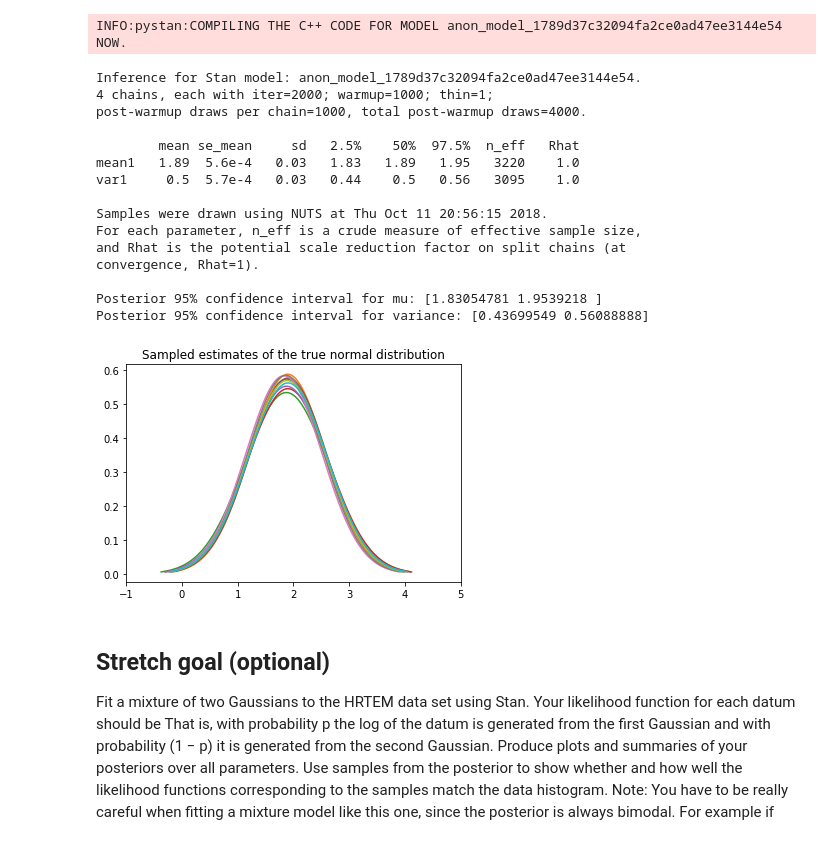
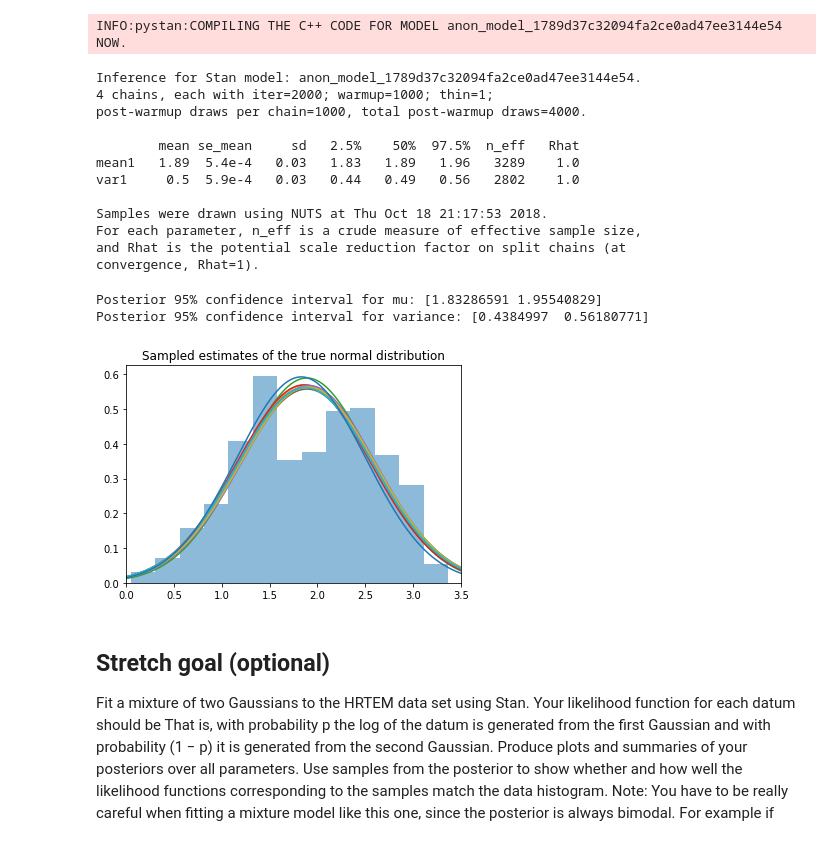
Before and after one commit to thetruejacob/CS146, a Jupyter notebook: Assignment 3/Assignment 3.ipynb, the cells around one changed output. Cells and saved outputs as stored; diff of their text form; code cells hidden in the pictures.

```diff
--- a/Assignment 3/Assignment 3.ipynb
+++ b/Assignment 3/Assignment 3.ipynb
@@ -192,39 +199,39 @@ data = {'y':df.iloc[:,0], 'N': len(df.iloc[:,0]), 'mu': 2.3, 'nu': 0.1, 'alpha':
 stan_results = stan_model.sampling(data=data)
 posterior_samples = stan_results.extract()
 print(stan_results.stansummary(pars=['mean1', 'var1'], probs=[0.025, 0.5, 0.975]))
-print()
-print("Posterior 95% confidence interval for mu:", np.percentile(posterior_samples['mean1'], [2.5, 97.5]))
-print("Posterior 95% confidence interval for variance:", np.percentile(posterior_samples['var1'], [2.5, 97.5]))
 # %% [output]
 Inference for Stan model: anon_model_1789d37c32094fa2ce0ad47ee3144e54.
 4 chains, each with iter=2000; warmup=1000; thin=1;
 post-warmup draws per chain=1000, total post-warmup draws=4000.
 
         mean se_mean     sd   2.5%    50%  97.5%  n_eff   Rhat
-mean1   1.89  5.6e-4   0.03   1.83   1.89   1.95   3220    1.0
-var1     0.5  5.7e-4   0.03   0.44    0.5   0.56   3095    1.0
+mean1   1.89  5.4e-4   0.03   1.83   1.89   1.96   3289    1.0
+var1     0.5  5.9e-4   0.03   0.44   0.49   0.56   2802    1.0
 
-Samples were drawn using NUTS at Thu Oct 11 20:56:15 2018.
+Samples were drawn using NUTS at Thu Oct 18 21:17:53 2018.
 For each parameter, n_eff is a crude measure of effective sample size,
 and Rhat is the potential scale reduction factor on split chains (at
 convergence, Rhat=1).
-
-Posterior 95% confidence interval for mu: [1.83054781 1.9539218 ]
-Posterior 95% confidence interval for variance: [0.43699549 0.56088888]
-# %%
-import matplotlib.mlab as mlab
-
-x = np.random.choice(len(posterior_samples['mean1']), 10)
-meanarr, sdarr = posterior_samples['mean1'][x], np.sqrt(posterior_samples['var1'][x])
-for i in range(10):
-    norm = np.linspace(meanarr[i] - 3*sdarr[i], meanarr[i] + 3*sdarr[i], 1000)
-    plt.plot(norm, mlab.normpdf(norm, meanarr[i], sdarr[i] ))
-
-plt.title('Sampled estimates of the true normal distribution')
-plt.xlim(-1, 5)
-plt.show()
-# %% [output]
-[figure, removed]
+# %%
+print("Posterior 95% confidence interval for mu:", np.percentile(posterior_samples['mean1'], [2.5, 97.5]))
+print("Posterior 95% confidence interval for variance:", np.percentile(posterior_samples['var1'], [2.5, 97.5]))
+# %% [output]
+Posterior 95% confidence interval for mu: [1.83286591 1.95540829]
+Posterior 95% confidence interval for variance: [0.4384997  0.56180771]
+# %%
+meanvars = list(zip(posterior_samples['mean1'], posterior_samples['var1']))
+plt.hist(np.log(df.iloc[:,0]), bins = 13, density = True, alpha = 0.5, lw = 3)
+
+x = np.linspace(0, 3.5, 1000)
+for i in np.random.randint(0, 4000, 10):
+    plt.plot(x, ss.norm.pdf(x, meanvars[i][0], np.sqrt(meanvars[i][1])) )
+
+
+plt.title('Sampled estimates of the true normal distribution')
+plt.xlim(0, 3.5)
+plt.show()
+# %% [output]
+[figure, added]
 # %% [markdown]
 ## Stretch goal (optional)
 Fit a mixture of two Gaussians to the HRTEM data set using Stan. Your likelihood function for each datum should be
```
Also changed, not shown: parts of 11 cells of this notebook.
